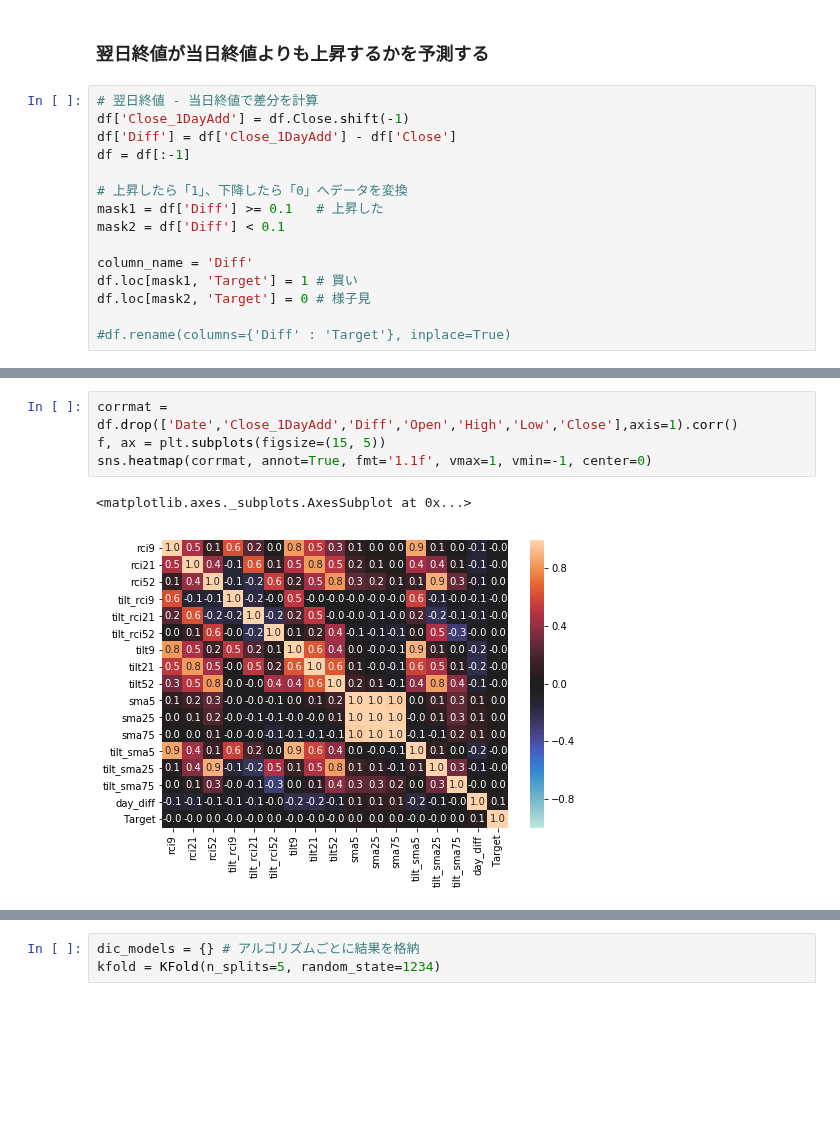
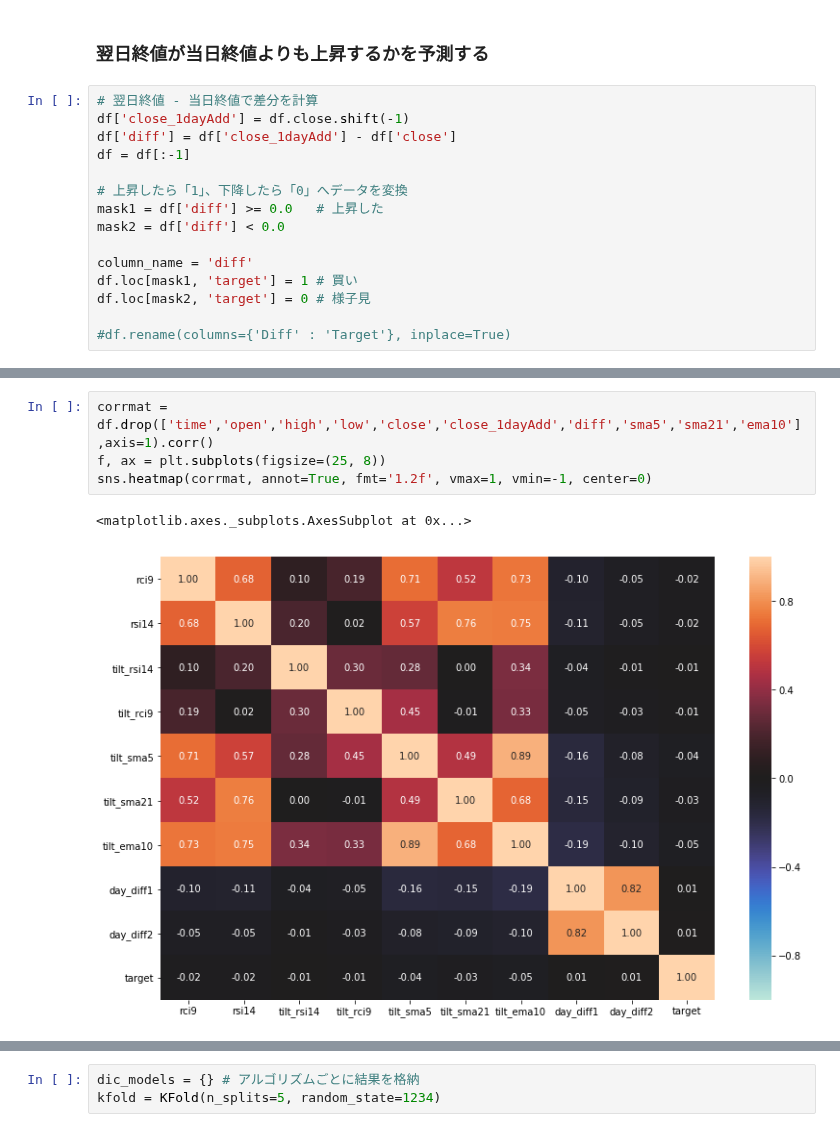
Before and after one commit to arsma12/MLDL, a Jupyter notebook: StockPriceForecast/FX_USDJPY_01.ipynb, the cells around one changed output, grey strips where cells are left out. Cells and saved outputs as stored; diff of their text form; blank space fills up the shorter version.

```diff
--- a/StockPriceForecast/FX_USDJPY_01.ipynb
+++ b/StockPriceForecast/FX_USDJPY_01.ipynb
@@ -331,17 +338,17 @@ plt.show()
 ### 翌日終値が当日終値よりも上昇するかを予測する
 # %%
 # 翌日終値 - 当日終値で差分を計算
-df['Close_1DayAdd'] = df.Close.shift(-1)
-df['Diff'] = df['Close_1DayAdd'] - df['Close']
+df['close_1dayAdd'] = df.close.shift(-1)
+df['diff'] = df['close_1dayAdd'] - df['close']
 df = df[:-1]
 
 # 上昇したら「1」、下降したら「0」へデータを変換
-mask1 = df['Diff'] >= 0.1   # 上昇した
-mask2 = df['Diff'] < 0.1
+mask1 = df['diff'] >= 0.0   # 上昇した
+mask2 = df['diff'] < 0.0
 
-column_name = 'Diff'
-df.loc[mask1, 'Target'] = 1 # 買い
-df.loc[mask2, 'Target'] = 0 # 様子見
+column_name = 'diff'
+df.loc[mask1, 'target'] = 1 # 買い
+df.loc[mask2, 'target'] = 0 # 様子見
 
 #df.rename(columns={'Diff' : 'Target'}, inplace=True)
 # %%
@@ -387,10 +394,10 @@ baseline= 0.42153846153846153
 # %%
-corrmat = df.drop(['Date','Close_1DayAdd','Diff','Open','High','Low','Close'],axis=1).corr()
-f, ax = plt.subplots(figsize=(15, 5))
-sns.heatmap(corrmat, annot=True, fmt='1.1f', vmax=1, vmin=-1, center=0)
+corrmat = df.drop(['time','open','high','low','close','close_1dayAdd','diff','sma5','sma21','ema10'],axis=1).corr()
+f, ax = plt.subplots(figsize=(25, 8))
+sns.heatmap(corrmat, annot=True, fmt='1.2f', vmax=1, vmin=-1, center=0)
 # %% [output]
 <matplotlib.axes._subplots.AxesSubplot at 0x...>
-[figure, old version]
+[figure, new version]
 # %%
 # データセットの行数、列数を取得
 split_row = np.int(train_size * df.shape[0])
```
Also changed, not shown: parts of 10 cells of this notebook.
